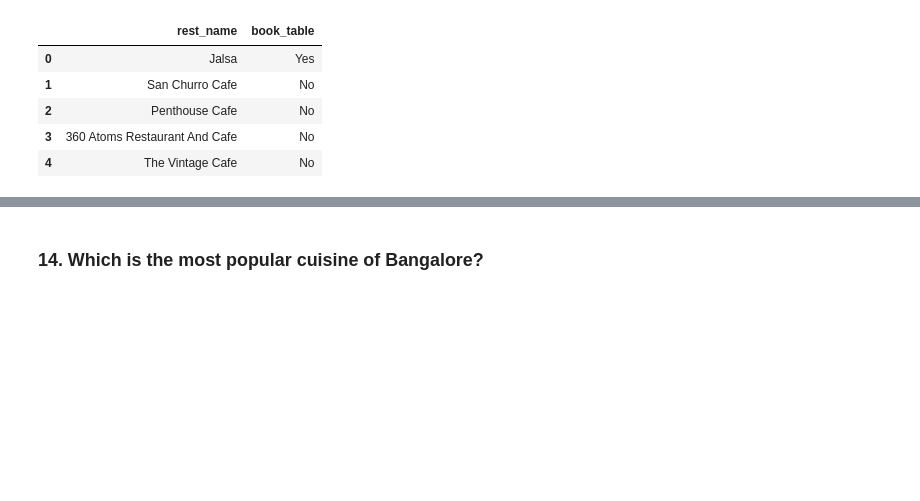
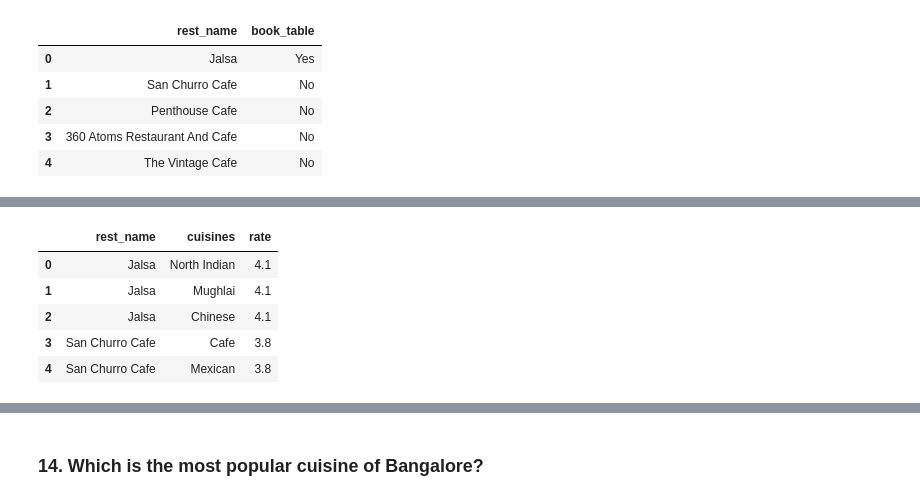
Before and after one commit to Bhuvi128/Bengaluru-Restaurant-Trends-Analysis, a Jupyter notebook: Bengaluru Restaurant Trends Analysis.ipynb, the cells around one changed output, grey strips where cells are left out. Cells and saved outputs as stored; diff of their text form; code cells hidden in the pictures; blank space fills up the shorter version.

```diff
--- a/Bengaluru Restaurant Trends Analysis.ipynb
+++ b/Bengaluru Restaurant Trends Analysis.ipynb
@@ -280,0 +254,11 @@ desc_stats.head()
+# %%
+rating_cuisine_rest['rest_name'] = rating_cuisine_rest['rest_name'].str.replace('"', '')
+rating_cuisine_rest['cuisines'] = rating_cuisine_rest['cuisines'].str.replace('\r', '')
+rating_cuisine_rest.head()
+# %% [output]
+|  | rest_name | cuisines | rate |
+| 0 | Jalsa | North Indian | 4.1 |
+| 1 | Jalsa | Mughlai | 4.1 |
+| 2 | Jalsa | Chinese | 4.1 |
+| 3 | San Churro Cafe | Cafe | 3.8 |
+| 4 | San Churro Cafe | Mexican | 3.8 |
```
Also changed, not shown: parts of 32 cells of this notebook, 1 other file.
